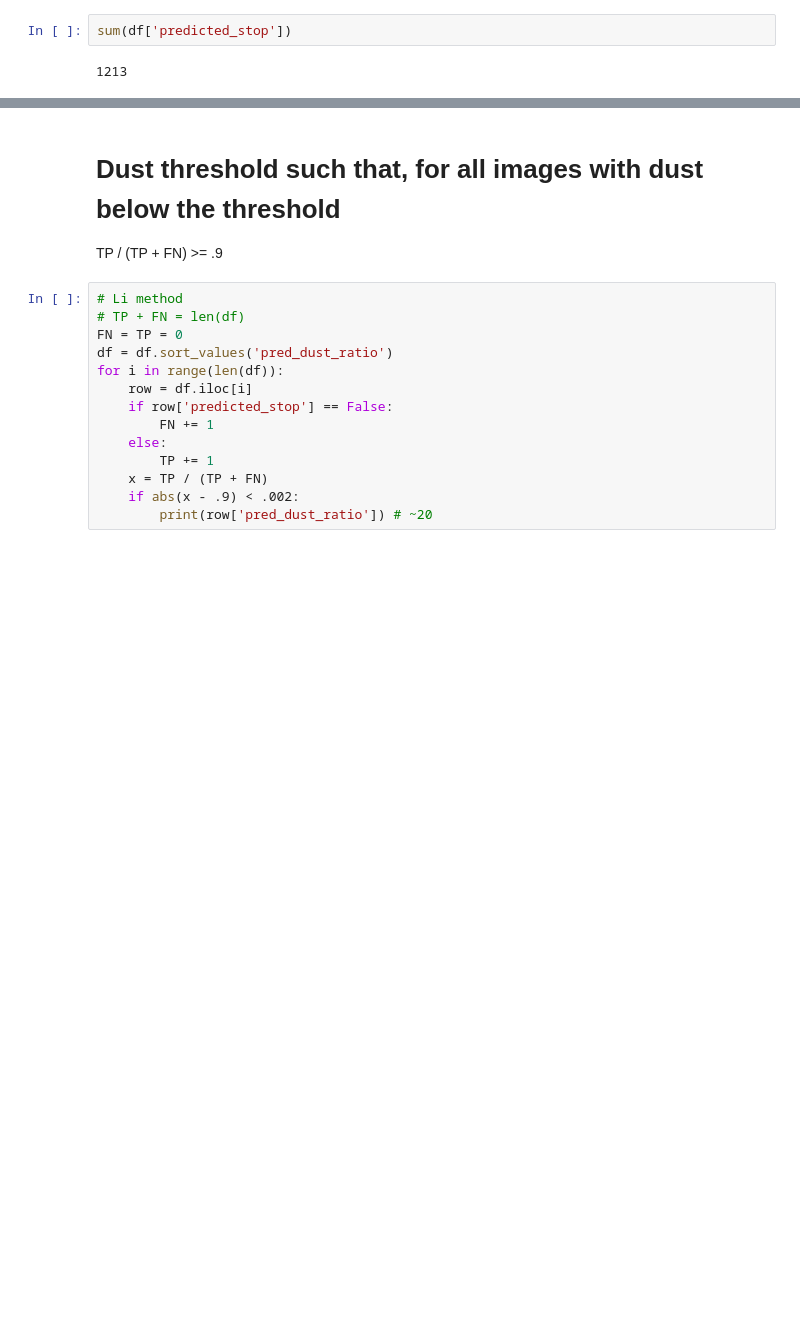
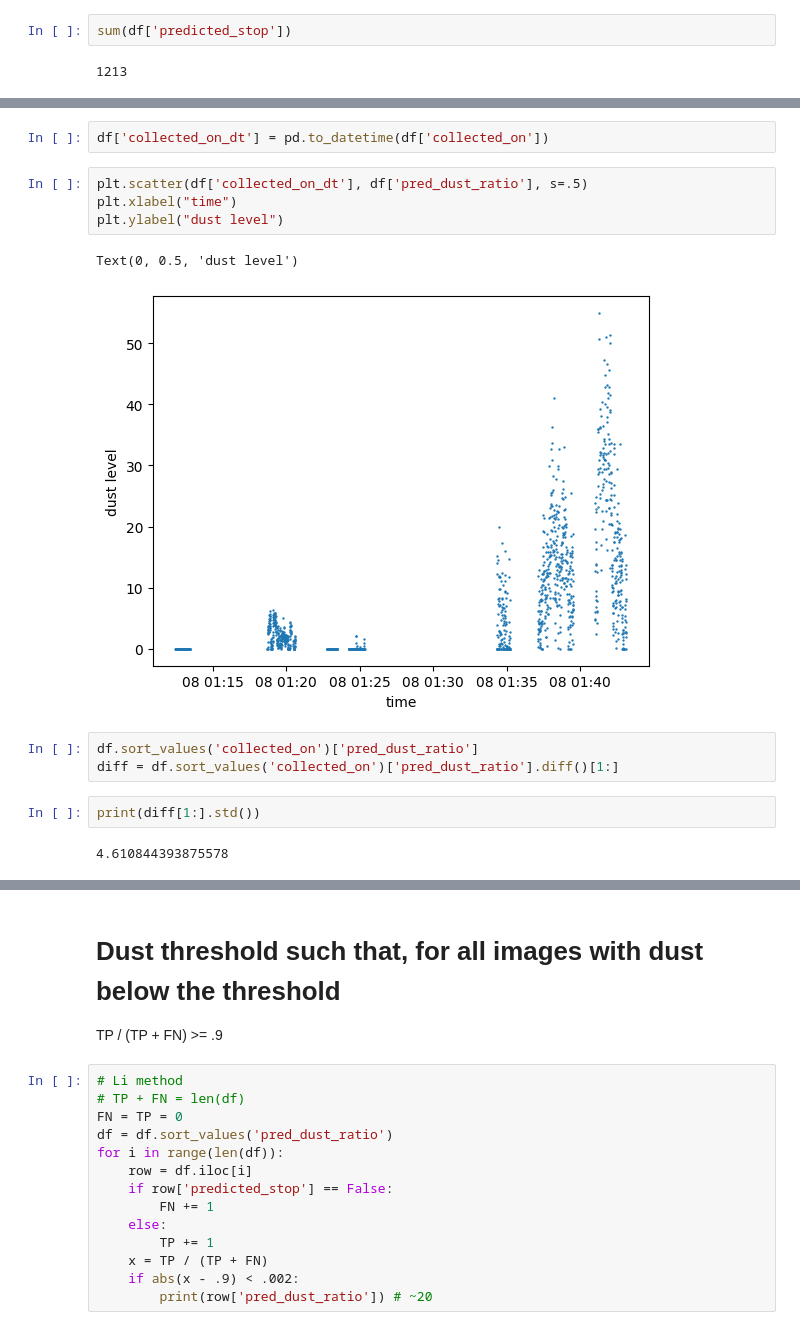
Before and after one commit to Alex17Li/scripts, a Jupyter notebook: dust/check_dust_levels.ipynb, the cells around one changed output, grey strips where cells are left out. Cells and saved outputs as stored; diff of their text form; blank space fills up the shorter version.

```diff
--- a/dust/check_dust_levels.ipynb
+++ b/dust/check_dust_levels.ipynb
@@ -78,3 +105,19 @@ plt.scatter(df['pred_dust_ratio'], df['predicted_stop'], s=.5)
+# %%
+df['collected_on_dt'] = pd.to_datetime(df['collected_on'])
+# %%
+plt.scatter(df['collected_on_dt'], df['pred_dust_ratio'], s=.5)
+plt.xlabel("time")
+plt.ylabel("dust level")
+# %% [output]
+Text(0, 0.5, 'dust level')
+[figure, added]
+# %%
+df.sort_values('collected_on')['pred_dust_ratio']
+diff = df.sort_values('collected_on')['pred_dust_ratio'].diff()[1:]
+# %%
+print(diff[1:].std())
+# %% [output]
+4.610844393875578
 # %%
 plt.hist(df['pred_dust_ratio'])
 # %% [output]
```
Also changed, not shown: parts of 8 cells of this notebook, 6 other files.
